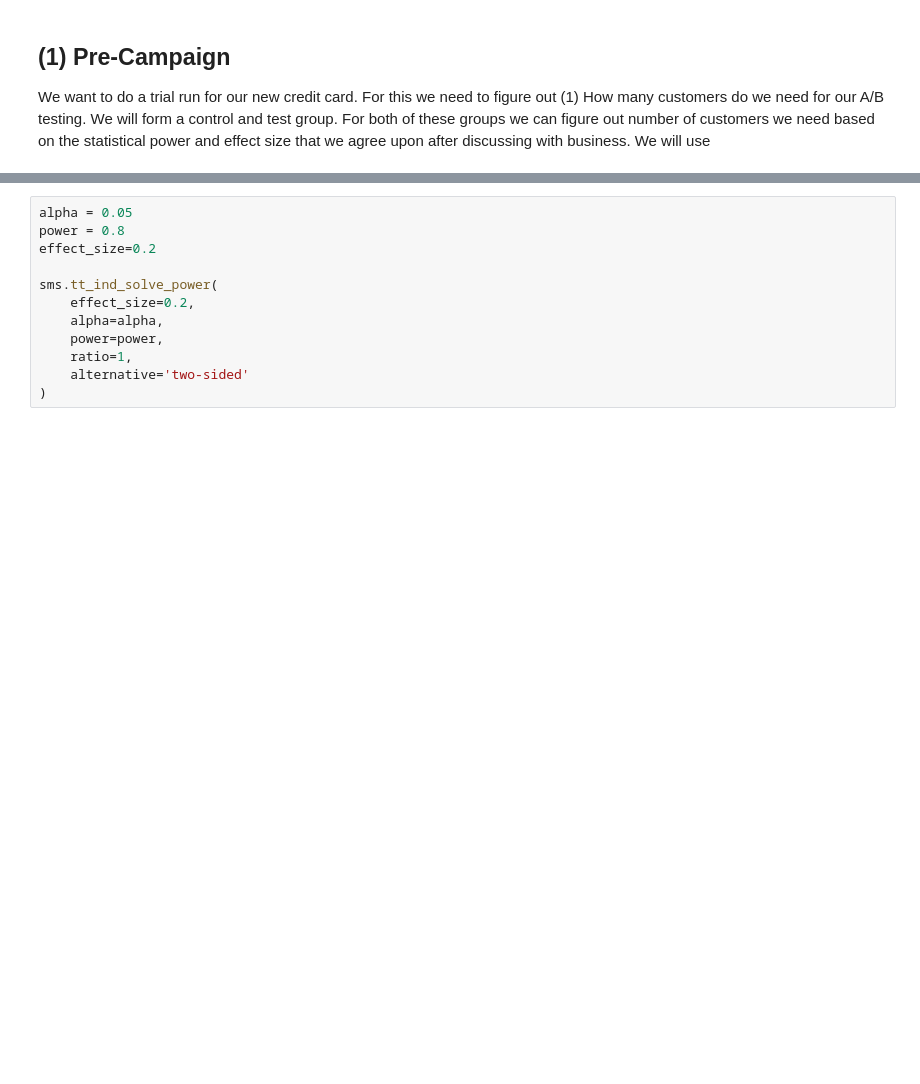
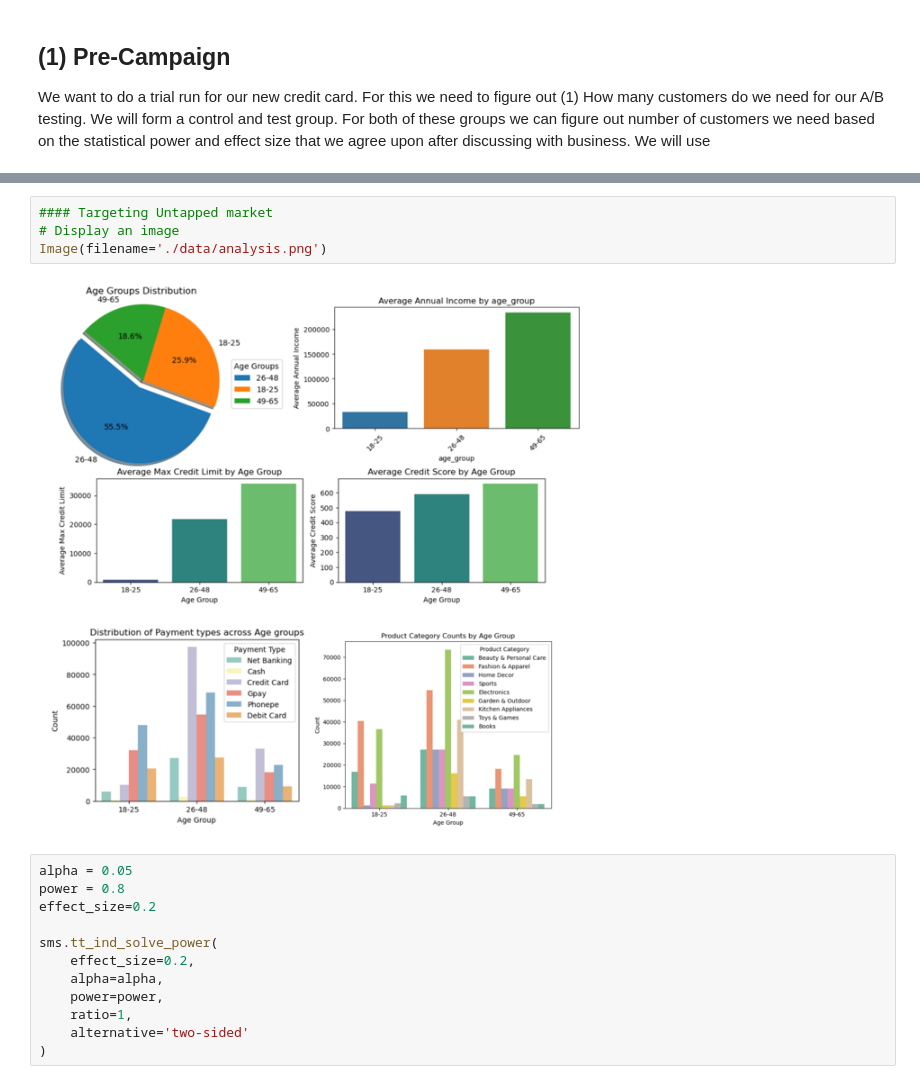
Before and after one commit to prabhu121995/AtliQ0-Bank-Credit-Card-Project, a Jupyter notebook: phase_2_atliqo_bank.ipynb, the cells around one changed output, grey strips where cells are left out. Cells and saved outputs as stored; diff of their text form; blank space fills up the shorter version.

Commit message:
image3

```diff
--- a/phase_2_atliqo_bank.ipynb
+++ b/phase_2_atliqo_bank.ipynb
@@ -29,3 +27,9 @@ import seaborn as sns
+# %%
+#### Targeting Untapped market
+# Display an image
+Image(filename='./data/analysis.png')
+# %% [output]
+[figure, added]
 # %%
 alpha = 0.05
 power = 0.8
```
Also changed, not shown: parts of 2 cells of this notebook, 1 other file.
